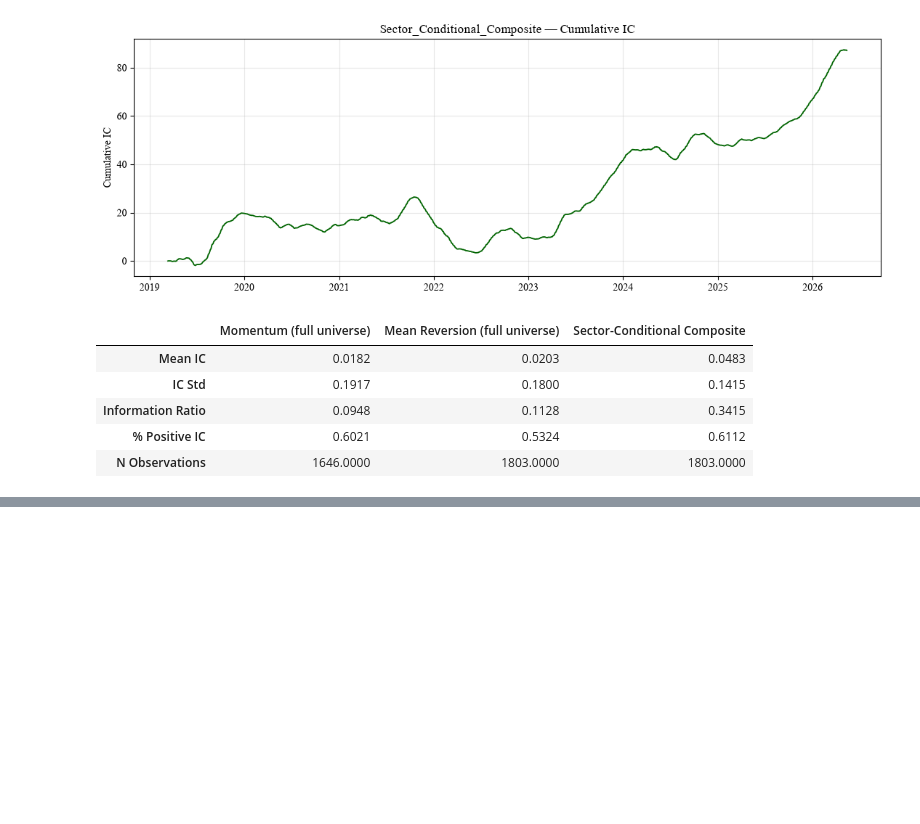
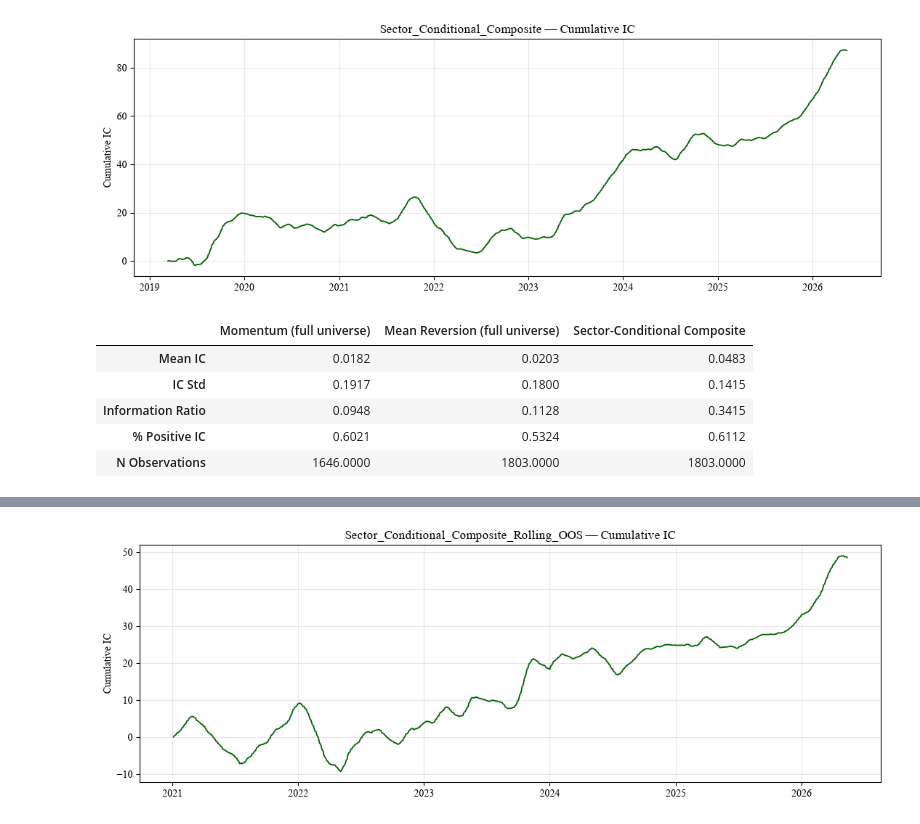
Before and after one commit to pgrajzl/alpha-signal-research, a Jupyter notebook: notebooks/alpha_research.ipynb, the cells around one changed output, grey strips where cells are left out. Cells and saved outputs as stored; diff of their text form; code cells hidden in the pictures; blank space fills up the shorter version.

Commit message:
Implemented rolling window in calculation for improved results

```diff
--- a/notebooks/alpha_research.ipynb
+++ b/notebooks/alpha_research.ipynb
@@ -560,0 +628,28 @@ comparison.round(4)
+# %%
+# Expanding (default, already have this)
+oos_ic_expanding, regime_log_expanding = walk_forward_sector_conditional_composite(
+    close, universe,
+    momentum_lookback=MOMENTUM_LOOKBACK,
+    reversal_lookback=MR_LOOKBACK,
+    horizon=50,
+    train_years=2,
+    test_months=6,
+    expanding=True,
+)
+
+# Rolling
+oos_ic_rolling, regime_log_rolling = walk_forward_sector_conditional_composite(
+    close, universe,
+    momentum_lookback=MOMENTUM_LOOKBACK,
+    reversal_lookback=MR_LOOKBACK,
+    horizon=50,
+    train_years=2,
+    test_months=6,
+    expanding=False,
+)
+
+comparison = pd.DataFrame({
+    "Expanding Window": pd.Series(summarize_ic(oos_ic_expanding)),
+    "Rolling Window": pd.Series(summarize_ic(oos_ic_rolling)),
+})
+comparison.round(4)
@@ -560,0 +679,4 @@ comparison.round(4)
+# %%
+plot_cumulative_ic(oos_ic_rolling, "Sector_Conditional_Composite_Rolling_OOS")
+# %% [output]
+[figure, added]
```
Also changed, not shown: parts of 8 cells of this notebook, 3 other files.
